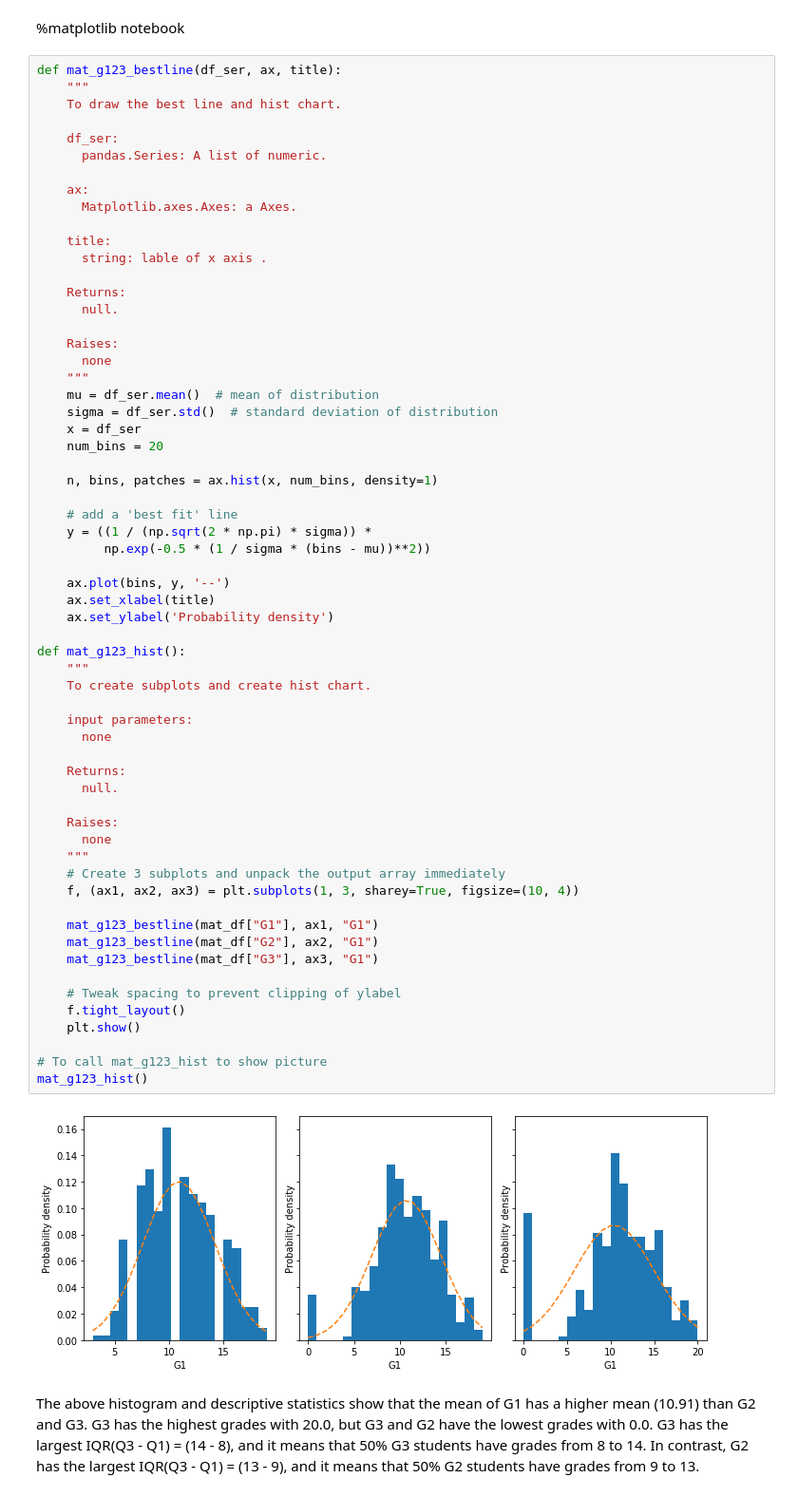
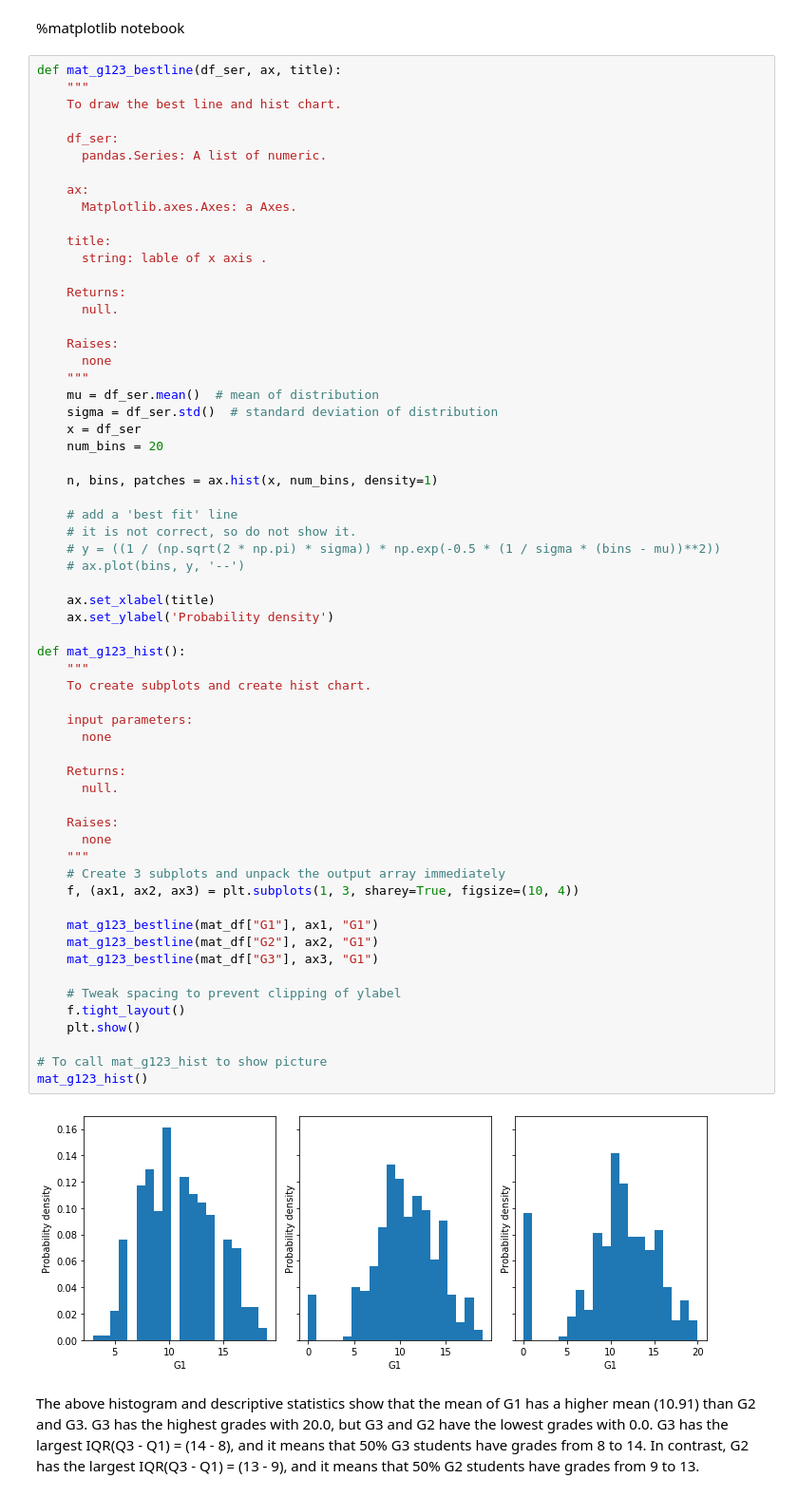
Before and after one commit to Yuehao-Wang/AIM-5001, a Jupyter notebook: Y_Wang_Project2.ipynb, the cells around one changed output. Shown at 95% size. Drawn from its saved outputs; the diff is of its cells as text.

```diff
--- a/Y_Wang_Project2.ipynb
+++ b/Y_Wang_Project2.ipynb
@@ -236,41 +236,41 @@ def mat_g123_bestline(df_ser, ax, title):
     n, bins, patches = ax.hist(x, num_bins, density=1)
 
     # add a 'best fit' line
-    y = ((1 / (np.sqrt(2 * np.pi) * sigma)) *
-         np.exp(-0.5 * (1 / sigma * (bins - mu))**2))
+    # it is not correct, so do not show it.
+    # y = ((1 / (np.sqrt(2 * np.pi) * sigma)) * np.exp(-0.5 * (1 / sigma * (bins - mu))**2))
+    # ax.plot(bins, y, '--')
 
-    ax.plot(bins, y, '--')
     ax.set_xlabel(title)
     ax.set_ylabel('Probability density')
 
 def mat_g123_hist():
     """
     To create subplots and create hist chart.
 
     input parameters:
       none
 
     Returns:
       null.
 
     Raises:
       none
     """
     # Create 3 subplots and unpack the output array immediately
     f, (ax1, ax2, ax3) = plt.subplots(1, 3, sharey=True, figsize=(10, 4))
 
     mat_g123_bestline(mat_df["G1"], ax1, "G1")
     mat_g123_bestline(mat_df["G2"], ax2, "G1")
     mat_g123_bestline(mat_df["G3"], ax3, "G1")
 
     # Tweak spacing to prevent clipping of ylabel
     f.tight_layout()
     plt.show()
 
 # To call mat_g123_hist to show picture
 mat_g123_hist()
 # %% [output]
-[figure, old version]
+[figure, new version]
 # %% [markdown]
 The above histogram and descriptive statistics show that the mean of G1 has a higher mean (10.91) than G2 and G3. G3 has the highest grades with 20.0, but G3 and G2 have the lowest grades with 0.0. G3 has the largest IQR(Q3 - Q1) = (14 - 8), and it means that 50% G3 students have grades from 8 to 14. In contrast, G2 has the largest IQR(Q3 - Q1) = (13 - 9), and it means that 50% G2 students have grades from 9 to 13.
 # %% [markdown]
```
